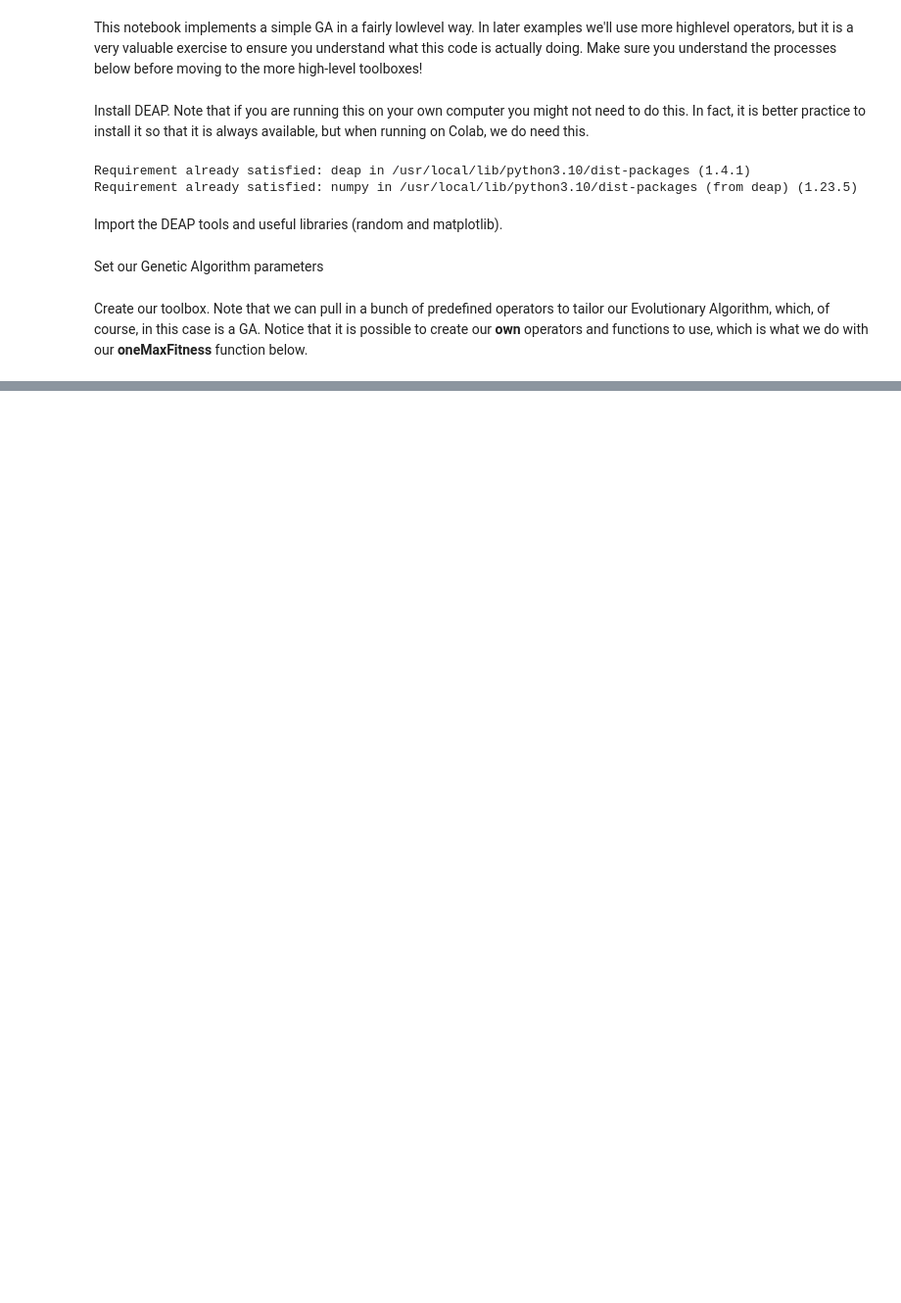
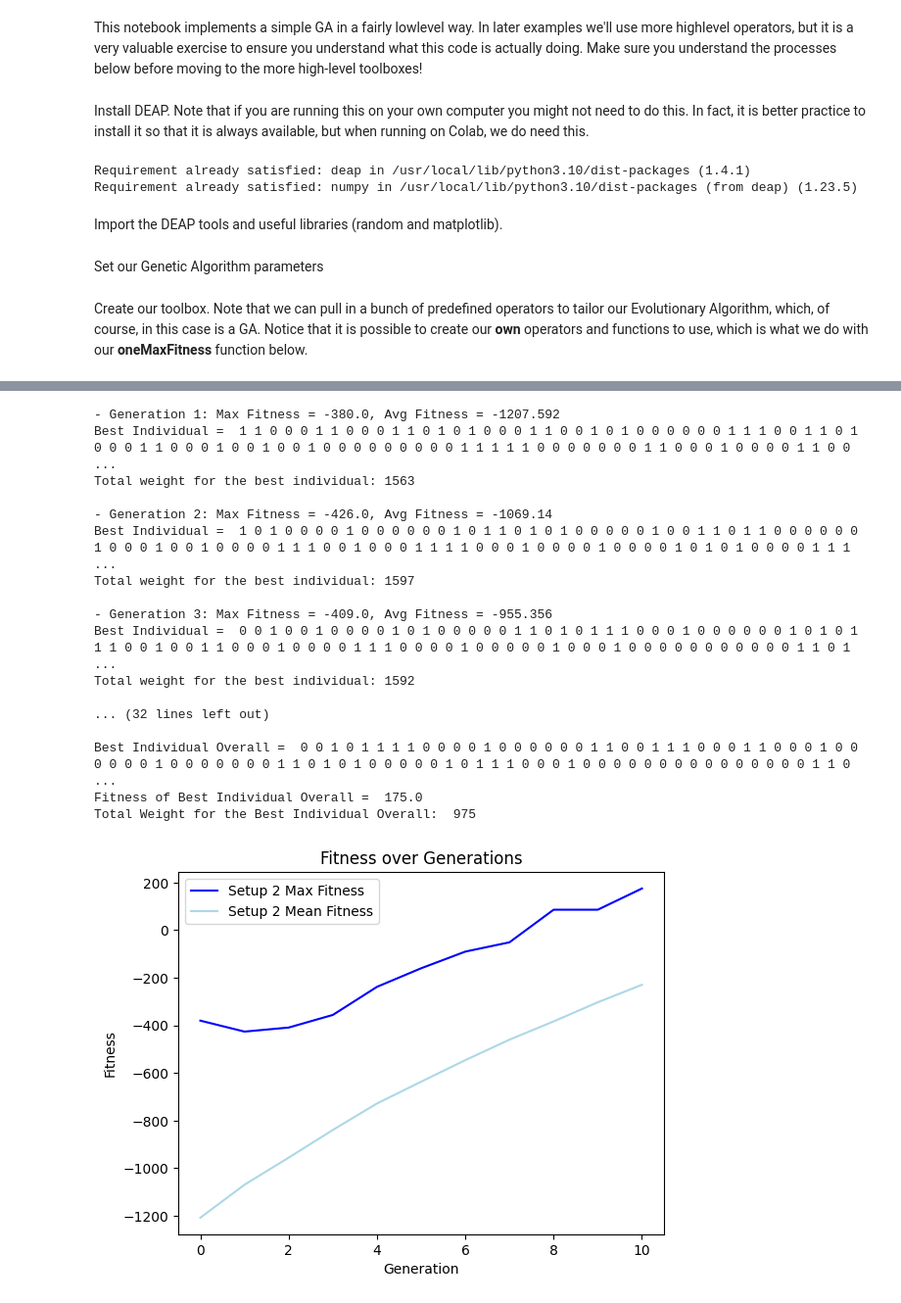
Before and after one commit to maguid28/CS6271-EvolutionaryComputation, a Jupyter notebook: Q4ATTEMPT.ipynb, the cells around one changed output, grey strips where cells are left out. Shown at 98% size. Cells and saved outputs as stored; diff of their text form; code cells hidden in the pictures; blank space fills up the shorter version.

```diff
--- a/Q4ATTEMPT.ipynb
+++ b/Q4ATTEMPT.ipynb
@@ -223,0 +240,29 @@ plt.show()
+# %%
+max_vals_2, mean_vals_2 = genetic_algorithm(P_CROSSOVER=0.9, P_MUTATION=0.01,penalty_weight=1.1)
+
+plt.plot(max_vals_2, color='blue', label='Setup 2 Max Fitness')
+plt.plot(mean_vals_2, color='lightblue', label='Setup 2 Mean Fitness')
+plt.xlabel('Generation')
+plt.ylabel('Fitness')
+plt.title('Fitness over Generations')
+plt.legend()
+plt.show()
+# %% [output]
+- Generation 1: Max Fitness = -380.0, Avg Fitness = -1207.592
+Best Individual =  1 1 0 0 0 1 1 0 0 0 1 1 0 1 0 1 0 0 0 1 1 0 0 1 0 1 0 0 0 0 0 0 1 1 1 0 0 1 1 0 1 0 0 0 1 1 0 0 0 1 0 0 1 0 0 1 0 0 0 0 0 0 0 0 0 1 1 1 1 1 0 0 0 0 0 0 0 1 1 0 0 0 1 0 0 0 0 1 1 0 0 ...
+Total weight for the best individual: 1563
+
+- Generation 2: Max Fitness = -426.0, Avg Fitness = -1069.14
+Best Individual =  1 0 1 0 0 0 0 1 0 0 0 0 0 0 1 0 1 1 0 1 0 1 0 0 0 0 0 1 0 0 1 1 0 1 1 0 0 0 0 0 0 1 0 0 0 1 0 0 1 0 0 0 0 1 1 1 0 0 1 0 0 0 1 1 1 1 0 0 0 1 0 0 0 0 1 0 0 0 0 1 0 1 0 1 0 0 0 0 1 1 1 ...
+Total weight for the best individual: 1597
+
+- Generation 3: Max Fitness = -409.0, Avg Fitness = -955.356
+Best Individual =  0 0 1 0 0 1 0 0 0 0 1 0 1 0 0 0 0 0 1 1 0 1 0 1 1 1 0 0 0 1 0 0 0 0 0 0 1 0 1 0 1 1 1 0 0 1 0 0 1 1 0 0 0 1 0 0 0 0 1 1 1 0 0 0 0 1 0 0 0 0 0 1 0 0 0 1 0 0 0 0 0 0 0 0 0 0 0 1 1 0 1 ...
+Total weight for the best individual: 1592
+
+... (32 lines left out)
+
+Best Individual Overall =  0 0 1 0 1 1 1 1 0 0 0 0 1 0 0 0 0 0 0 1 1 0 0 1 1 1 0 0 0 1 1 0 0 0 1 0 0 0 0 0 0 1 0 0 0 0 0 0 0 1 1 0 1 0 1 0 0 0 0 0 1 0 1 1 1 0 0 0 1 0 0 0 0 0 0 0 0 0 0 0 0 0 0 0 1 1 0 ...
+Fitness of Best Individual Overall =  175.0
+Total Weight for the Best Individual Overall:  975
+[figure, added]
```
Also changed, not shown: parts of 6 cells of this notebook.
